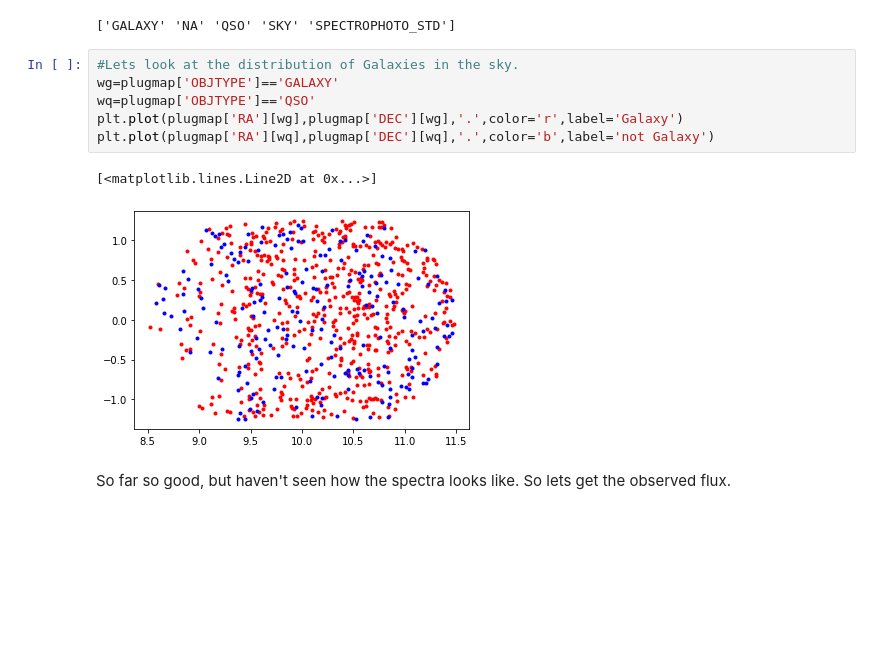
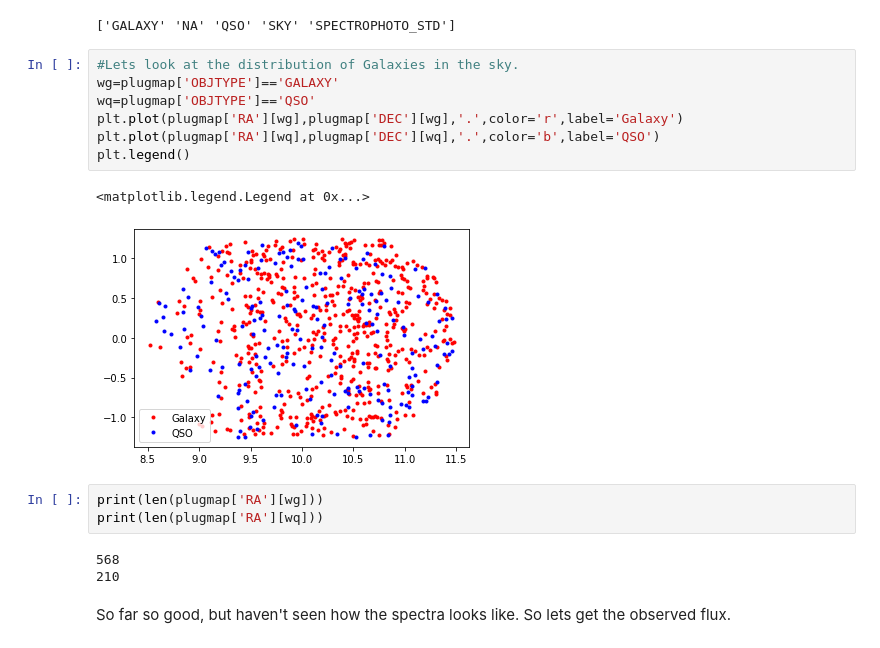
Before and after one commit to cosmostatschool/mexicopas, a Jupyter notebook: notebooks/eboss_qso_DR14_basico.ipynb, the cells around one changed output. Cells and saved outputs as stored; diff of their text form; blank space fills up the shorter version.

```diff
--- a/notebooks/eboss_qso_DR14_basico.ipynb
+++ b/notebooks/eboss_qso_DR14_basico.ipynb
@@ -99,12 +102,19 @@ print(np.unique(plugmap['OBJTYPE']))
 # %%
 #Lets look at the distribution of Galaxies in the sky.
 wg=plugmap['OBJTYPE']=='GALAXY'
 wq=plugmap['OBJTYPE']=='QSO'
 plt.plot(plugmap['RA'][wg],plugmap['DEC'][wg],'.',color='r',label='Galaxy')
-plt.plot(plugmap['RA'][wq],plugmap['DEC'][wq],'.',color='b',label='not Galaxy')
+plt.plot(plugmap['RA'][wq],plugmap['DEC'][wq],'.',color='b',label='QSO')
+plt.legend()
 # %% [output]
-[<matplotlib.lines.Line2D at 0x...>]
+<matplotlib.legend.Legend at 0x...>
-[figure, old version]
+[figure, new version]
+# %%
+print(len(plugmap['RA'][wg]))
+print(len(plugmap['RA'][wq]))
+# %% [output]
+568
+210
 # %% [markdown]
 So far so good, but haven't seen how the spectra looks like. So lets get the observed flux.
 # %% [markdown]
```
Also changed, not shown: parts of 15 cells of this notebook.
